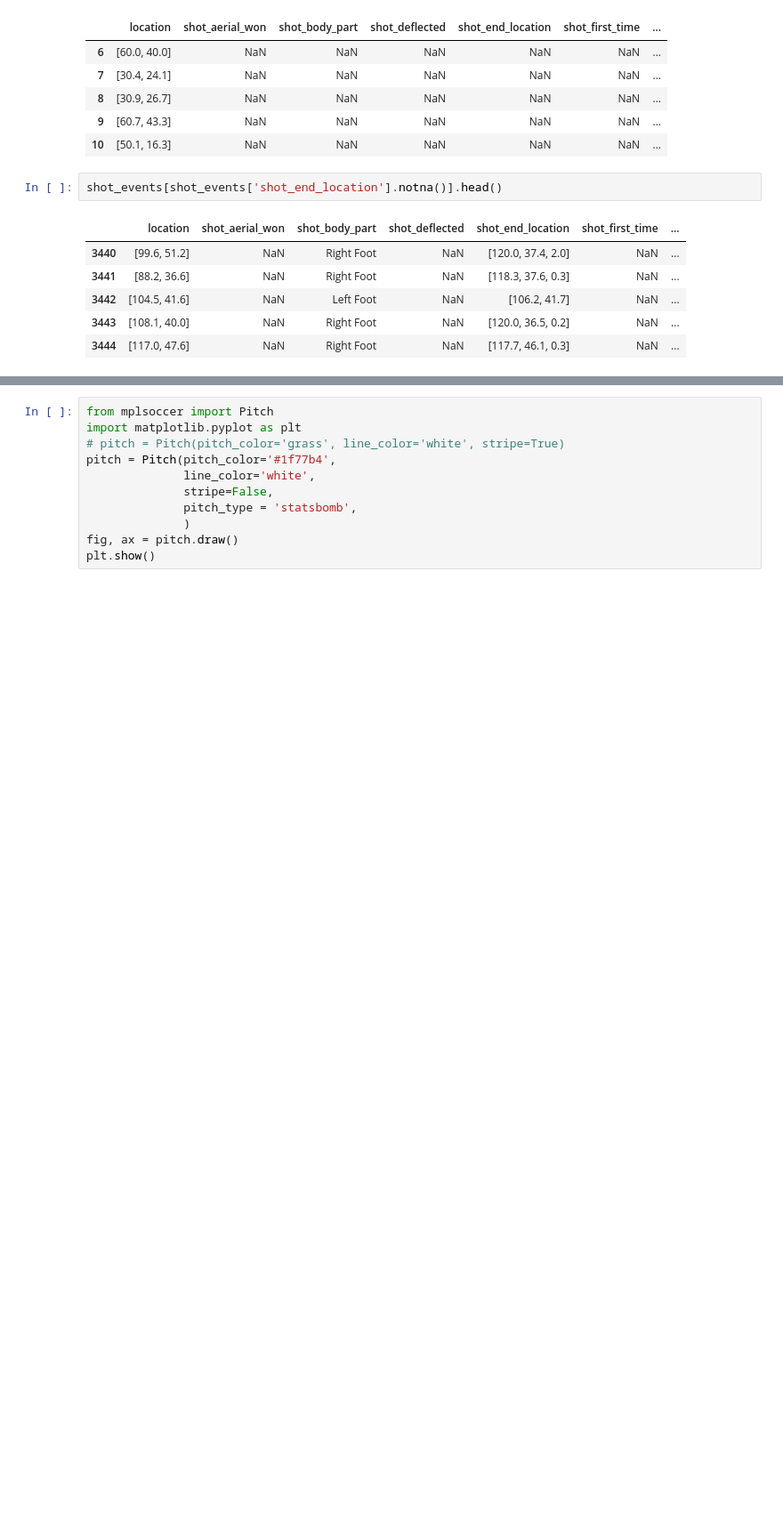
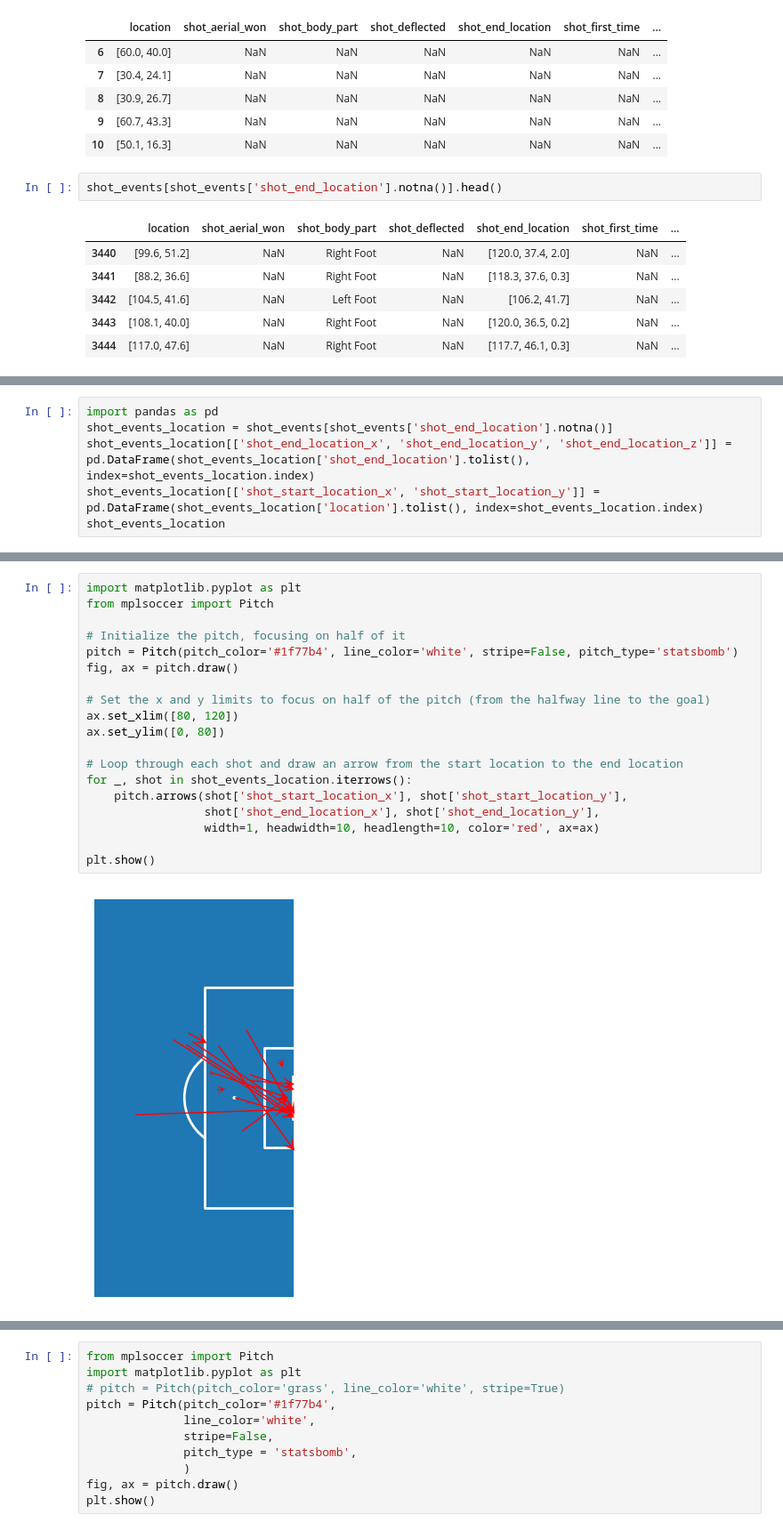
Before and after one commit to 2nzi/Football-Soccer-DataViz, a Jupyter notebook: stat_bomb.ipynb, the cells around one changed output, grey strips where cells are left out. Shown at 89% size. Drawn from its saved outputs; the diff is of its cells as text; blank space fills up the shorter version.

```diff
--- a/stat_bomb.ipynb
+++ b/stat_bomb.ipynb
@@ -213,0 +244,6 @@ events['tactics'].iloc[0]
+# %%
+import pandas as pd
+shot_events_location = shot_events[shot_events['shot_end_location'].notna()]
+shot_events_location[['shot_end_location_x', 'shot_end_location_y', 'shot_end_location_z']] = pd.DataFrame(shot_events_location['shot_end_location'].tolist(), index=shot_events_location.index)
+shot_events_location[['shot_start_location_x', 'shot_start_location_y']] = pd.DataFrame(shot_events_location['location'].tolist(), index=shot_events_location.index)
+shot_events_location
@@ -213,0 +285,21 @@ events['tactics'].iloc[0]
+# %%
+import matplotlib.pyplot as plt
+from mplsoccer import Pitch
+
+# Initialize the pitch, focusing on half of it
+pitch = Pitch(pitch_color='#1f77b4', line_color='white', stripe=False, pitch_type='statsbomb')
+fig, ax = pitch.draw()
+
+# Set the x and y limits to focus on half of the pitch (from the halfway line to the goal)
+ax.set_xlim([80, 120])
+ax.set_ylim([0, 80])
+
+# Loop through each shot and draw an arrow from the start location to the end location
+for _, shot in shot_events_location.iterrows():
+    pitch.arrows(shot['shot_start_location_x'], shot['shot_start_location_y'],
+                 shot['shot_end_location_x'], shot['shot_end_location_y'],
+                 width=1, headwidth=10, headlength=10, color='red', ax=ax)
+
+plt.show()
+# %% [output]
+[figure, added]
```
Also changed, not shown: parts of 24 cells of this notebook, 3 other files.
